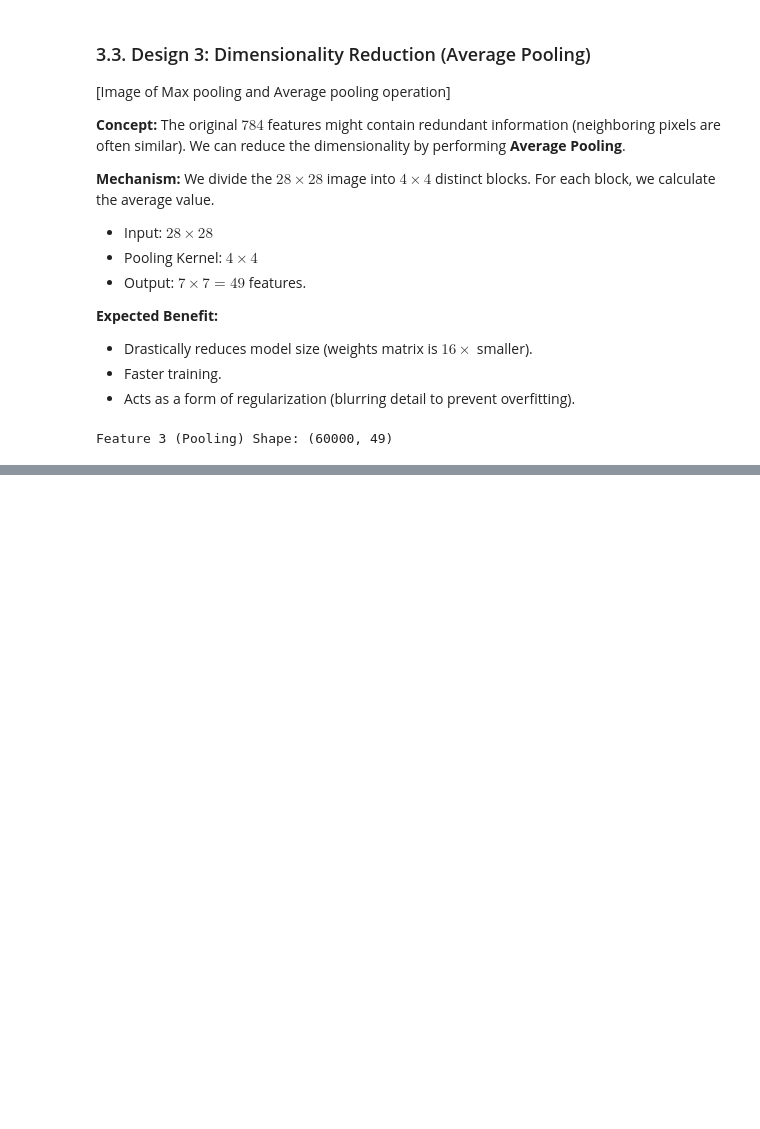
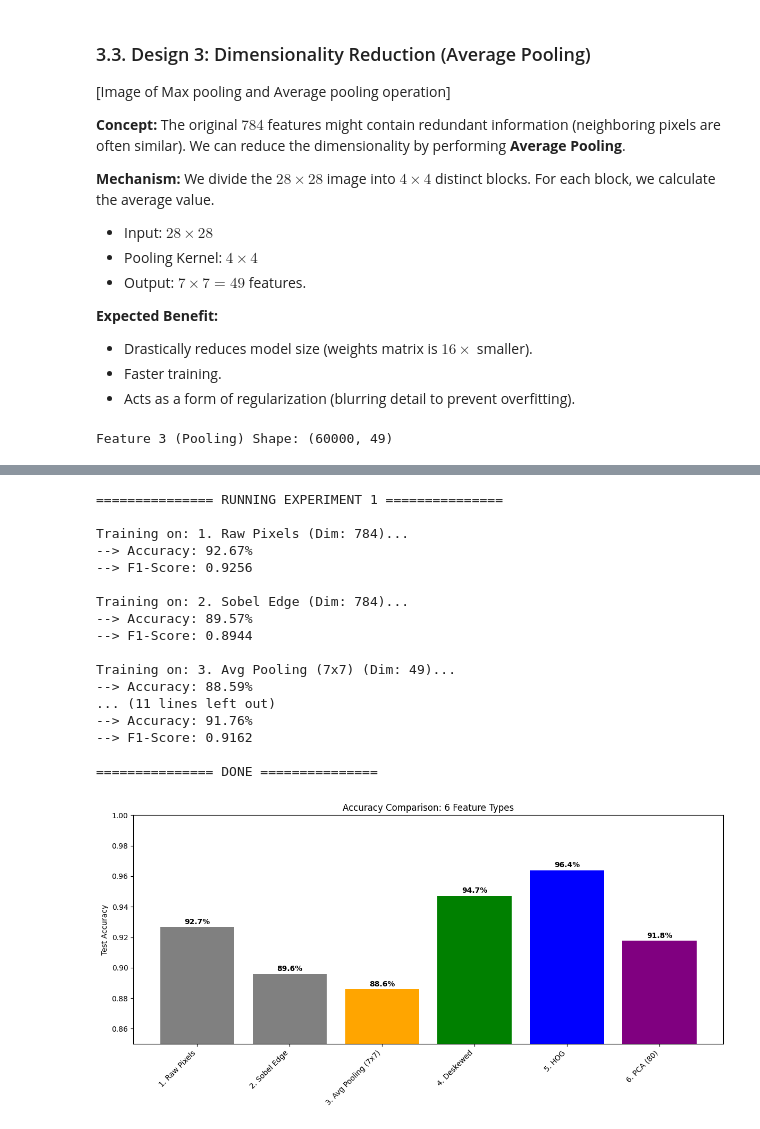
Before and after one commit to ndthanh308/IntroML_Lab2_SoftmaxRegression, a Jupyter notebook: notebooks/2_Feature_Experiments.ipynb, the cells around one changed output, grey strips where cells are left out. Cells and saved outputs as stored; diff of their text form; code cells hidden in the pictures; blank space fills up the shorter version.

```diff
--- a/notebooks/2_Feature_Experiments.ipynb
+++ b/notebooks/2_Feature_Experiments.ipynb
@@ -492,0 +612,76 @@ For the final application, we will select the **Raw Pixels** model (or the one w
+# %%
+# 1. Define Datasets
+datasets = {
+    "1. Raw Pixels": (X_train_raw, X_test_raw),
+    "2. Sobel Edge": (X_train_sobel, X_test_sobel),
+    "3. Avg Pooling (7x7)": (X_train_pool, X_test_pool),
+    "4. Deskewed": (X_train_deskew, X_test_deskew),
+    "5. HOG": (X_train_hog, X_test_hog),
+    "6. PCA (80)": (X_train_pca, X_test_pca)
+}
+
+results = {}
+trained_models = {}
+y_train_enc = one_hot_encode(y_train)
+
+print(f"{'='*15} RUNNING EXPERIMENT 1 {'='*15}")
+
+for name, (X_tr, X_te) in datasets.items():
+    print(f"\nTraining on: {name} (Dim: {X_tr.shape[1]})...")
+
+    # Initialize Model (Optimized)
+    model = SoftmaxRegression(n_features=X_tr.shape[1], n_classes=10, learning_rate=0.1, momentum=0.9)
+
+    # Train
+    model.fit(X_tr, y_train_enc, epochs=50, batch_size=256, verbose=False)
+    trained_models[name] = model
+
+    # Evaluate
+    y_pred = model.predict(X_te)
+    metrics = compute_metrics(y_test, y_pred)
+
+    # Store results (Save full metrics dict)
+    results[name] = metrics
+
+    print(f"--> Accuracy: {metrics['accuracy']*100:.2f}%")
+    print(f"--> F1-Score: {metrics['macro_f1']:.4f}")
+
+print(f"\n{'='*15} DONE {'='*15}")
+
+# Visualization
+plt.figure(figsize=(12, 6))
+accs = [results[n]['accuracy'] for n in datasets.keys()]
+colors = ['gray', 'gray', 'orange', 'green', 'blue', 'purple']
+
+bars = plt.bar(datasets.keys(), accs, color=colors)
+plt.ylim(0.85, 1.0) # Zoom in to see differences
+plt.title("Accuracy Comparison: 6 Feature Types")
+plt.ylabel("Test Accuracy")
+plt.xticks(rotation=45, ha='right')
+
+# Add values
+for bar in bars:
+    yval = bar.get_height()
+    plt.text(bar.get_x() + bar.get_width()/2, yval + 0.002, f"{yval*100:.1f}%", ha='center', fontweight='bold')
+
+plt.tight_layout()
+plt.show()
+# %% [output]
+=============== RUNNING EXPERIMENT 1 ===============
+
+Training on: 1. Raw Pixels (Dim: 784)...
+--> Accuracy: 92.67%
+--> F1-Score: 0.9256
+
+Training on: 2. Sobel Edge (Dim: 784)...
+--> Accuracy: 89.57%
+--> F1-Score: 0.8944
+
+Training on: 3. Avg Pooling (7x7) (Dim: 49)...
+--> Accuracy: 88.59%
+... (11 lines left out)
+--> Accuracy: 91.76%
+--> F1-Score: 0.9162
+
+=============== DONE ===============
+[figure, added]
```
Also changed, not shown: parts of 20 cells of this notebook, 3 other files.
